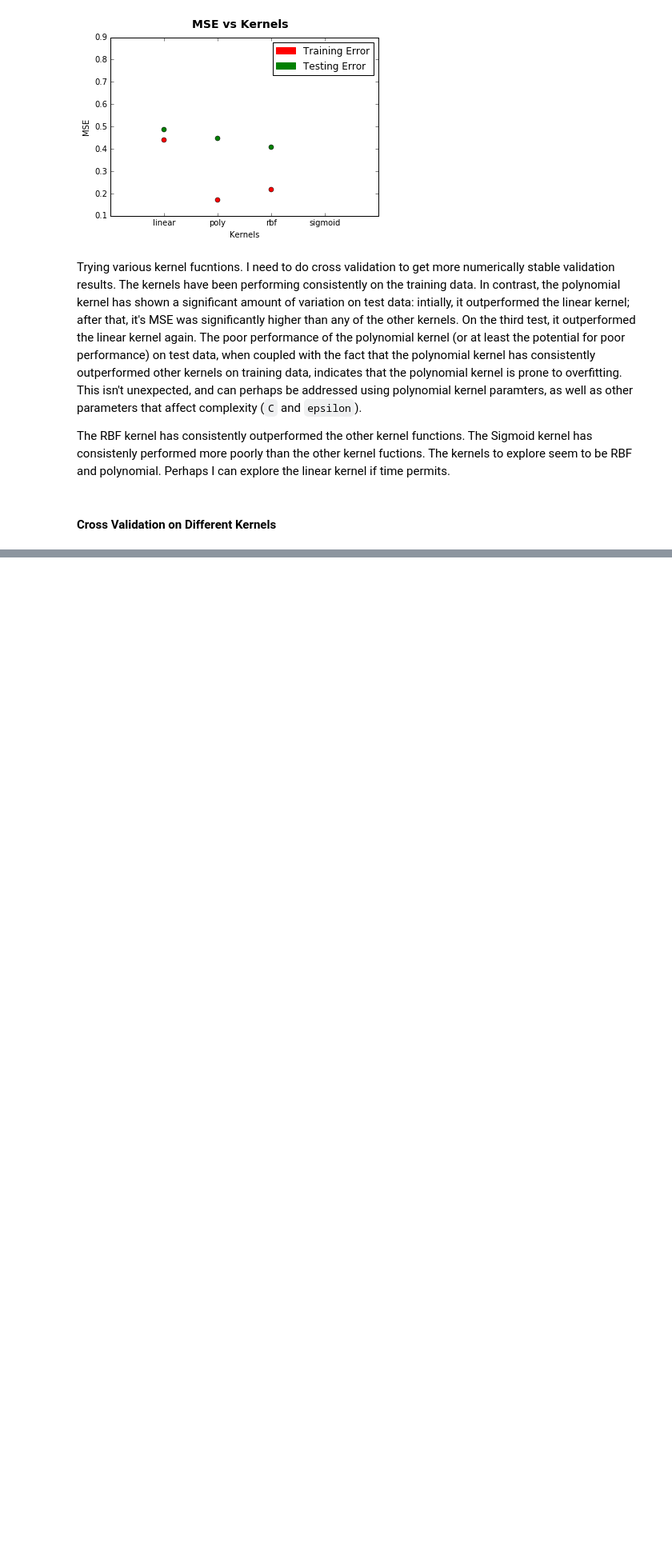
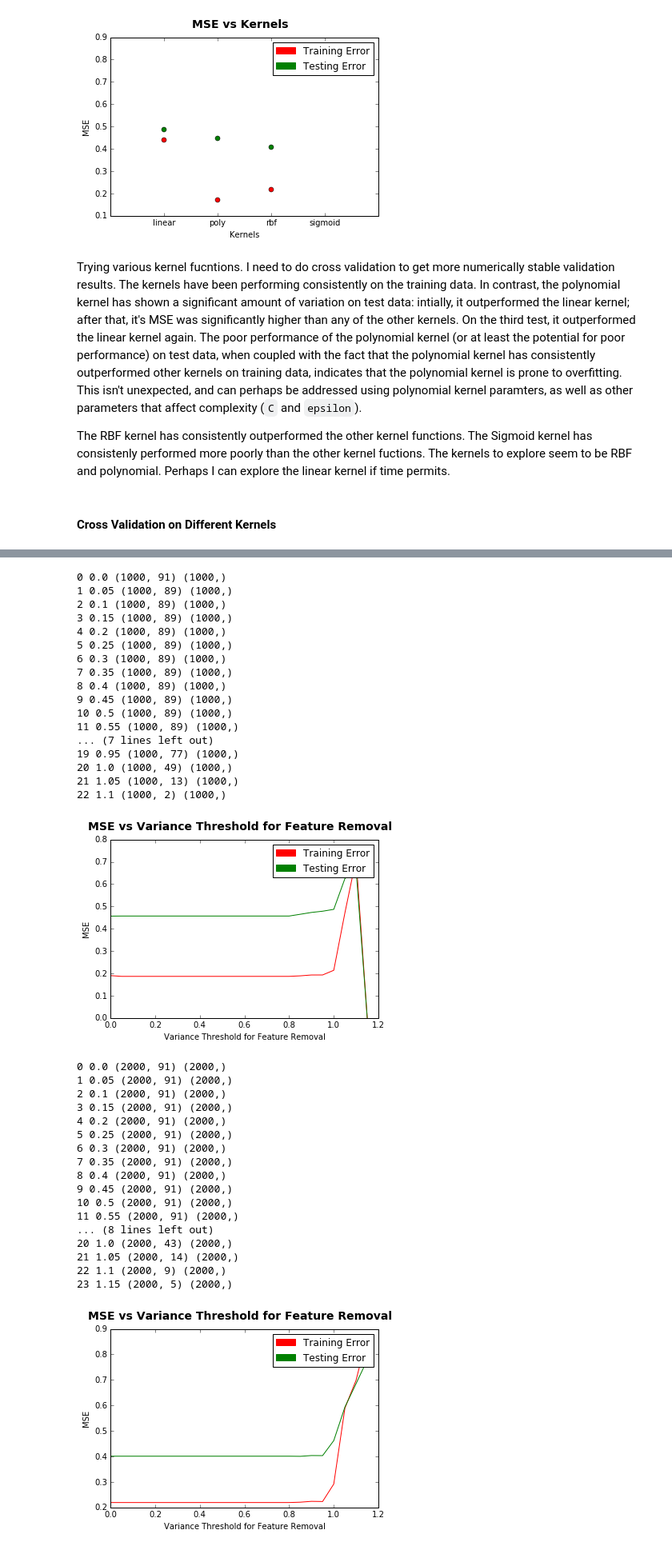
Before and after one commit to austinsherron/cs178-project, a Jupyter notebook: Untitled.ipynb, the cells around one changed output, grey strips where cells are left out. Shown: that part at 80% size. Cells and saved outputs as stored; diff of their text form; code cells hidden in the pictures; blank space fills up the shorter version.

```diff
--- a/Untitled.ipynb
+++ b/Untitled.ipynb
@@ -152,0 +337,75 @@ In the last test I performed, the sigmoid kernel outperformed the others, so it
+# %%
+from sklearn.feature_selection import VarianceThreshold
+
+for num in range(5):
+    num = 2**num * 1000
+
+    Xb,Yb = bootstrapData(Xs, Y, num)
+    v_len = 24
+    tr_mse,te_mse = np.zeros(v_len),np.zeros(v_len)
+
+    vs = np.array(range(v_len)) * .05
+    for i,v in enumerate(vs):
+        try:
+            sel = VarianceThreshold(threshold=v)
+            Xr = sel.fit_transform(Xb)
+            print(i, v, Xr.shape, Yb.shape)
+            Xtr,Xte,Ytr,Yte = splitData(Xr, Yb, 0.8)
+        except:
+            break
+
+        lrnr = svm.SVR(kernel='rbf', max_iter=75000)
+        lrnr.fit(Xtr, Ytr)
+        tr_mse[i] = mse(lrnr.predict(Xtr), Ytr)
+        te_mse[i] = mse(lrnr.predict(Xte), Yte)
+
+    plt.plot(vs, tr_mse, color='red')
+    plt.plot(vs, te_mse, color='green')
+
+    red_line = mpatches.Patch(color='red', label='Training Error')
+    green_line = mpatches.Patch(color='green', label='Testing Error')
+
+    plt.legend(handles=[red_line, green_line])
+    plt.ylabel('MSE')
+    plt.xlabel('Variance Threshold for Feature Removal')
+    plt.suptitle('MSE vs Variance Threshold for Feature Removal', fontsize=14, fontweight='bold')
+
+    plt.show()
+    plt.figure()
+# %% [output]
+0 0.0 (1000, 91) (1000,)
+1 0.05 (1000, 89) (1000,)
+2 0.1 (1000, 89) (1000,)
+3 0.15 (1000, 89) (1000,)
+4 0.2 (1000, 89) (1000,)
+5 0.25 (1000, 89) (1000,)
+6 0.3 (1000, 89) (1000,)
+7 0.35 (1000, 89) (1000,)
+8 0.4 (1000, 89) (1000,)
+9 0.45 (1000, 89) (1000,)
+10 0.5 (1000, 89) (1000,)
+11 0.55 (1000, 89) (1000,)
+... (7 lines left out)
+19 0.95 (1000, 77) (1000,)
+20 1.0 (1000, 49) (1000,)
+21 1.05 (1000, 13) (1000,)
+22 1.1 (1000, 2) (1000,)
+[figure, added]
+0 0.0 (2000, 91) (2000,)
+1 0.05 (2000, 91) (2000,)
+2 0.1 (2000, 91) (2000,)
+3 0.15 (2000, 91) (2000,)
+4 0.2 (2000, 91) (2000,)
+5 0.25 (2000, 91) (2000,)
+6 0.3 (2000, 91) (2000,)
+7 0.35 (2000, 91) (2000,)
+8 0.4 (2000, 91) (2000,)
+9 0.45 (2000, 91) (2000,)
+10 0.5 (2000, 91) (2000,)
+11 0.55 (2000, 91) (2000,)
+... (8 lines left out)
+20 1.0 (2000, 43) (2000,)
+21 1.05 (2000, 14) (2000,)
+22 1.1 (2000, 9) (2000,)
+23 1.15 (2000, 5) (2000,)
+[figure, added]
```
Also changed, not shown: parts of 32 cells of this notebook, 3 other files.
